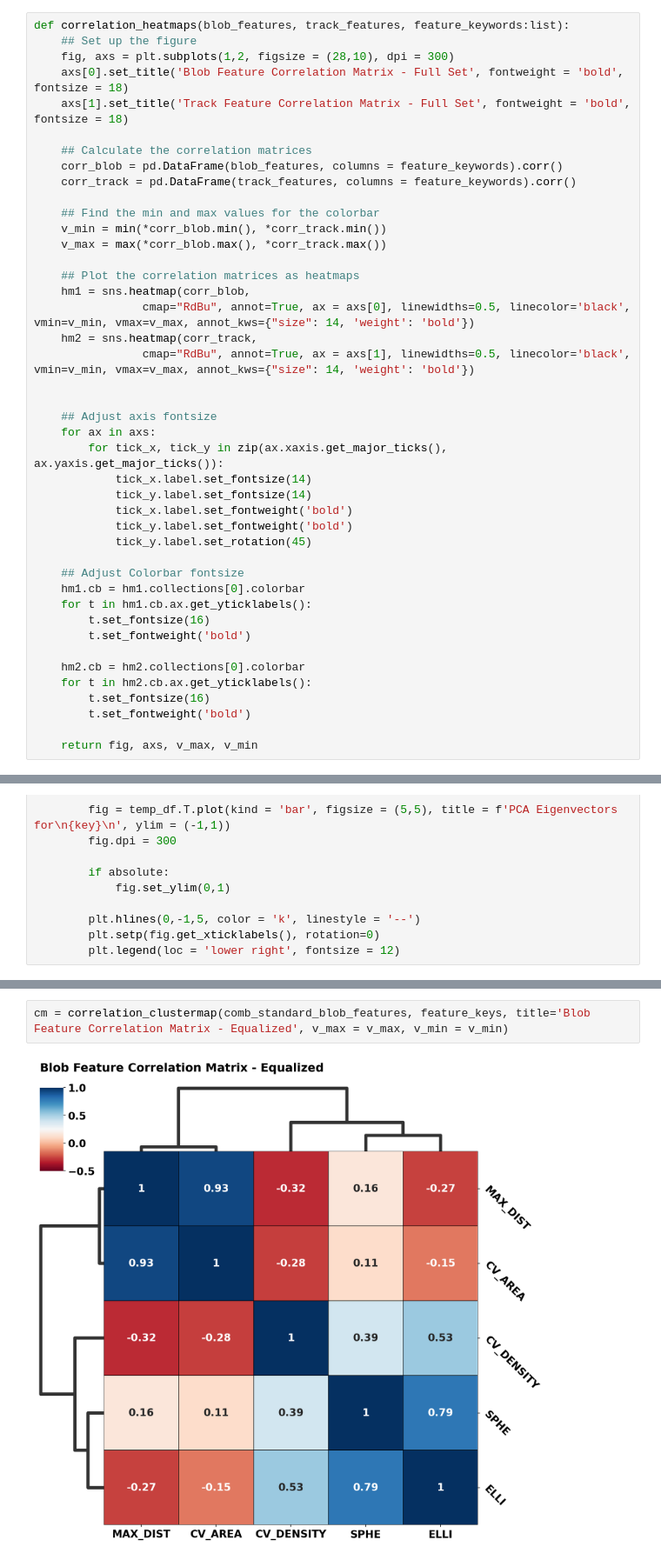
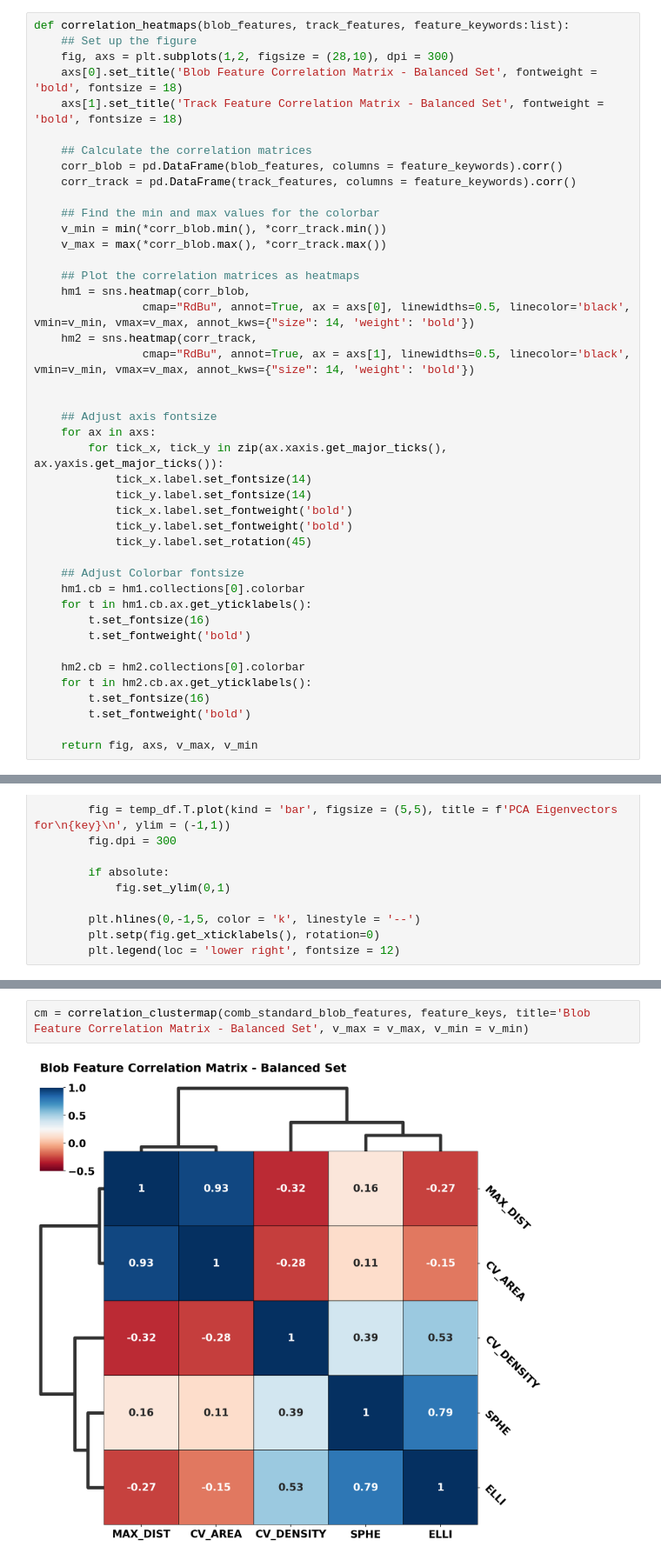
Before and after one commit to Eggeling-Lab-Microscope-Software/blob-B-gone, a Jupyter notebook: BlobBGone_Feature_Exploration.ipynb, the cells around one changed output, grey strips where cells are left out. Shown at 87% size. Saved outputs shown, nothing was run; the diff lists cells and outputs as text.

```diff
--- a/BlobBGone_Feature_Exploration.ipynb
+++ b/BlobBGone_Feature_Exploration.ipynb
@@ -174,8 +174,8 @@ feature_keys = list(blob_list[0].to_dict().keys())
 def correlation_heatmaps(blob_features, track_features, feature_keywords:list):
     ## Set up the figure
     fig, axs = plt.subplots(1,2, figsize = (28,10), dpi = 300)
-    axs[0].set_title('Blob Feature Correlation Matrix - Full Set', fontweight = 'bold', fontsize = 18)
-    axs[1].set_title('Track Feature Correlation Matrix - Full Set', fontweight = 'bold', fontsize = 18)
+    axs[0].set_title('Blob Feature Correlation Matrix - Balanced Set', fontweight = 'bold', fontsize = 18)
+    axs[1].set_title('Track Feature Correlation Matrix - Balanced Set', fontweight = 'bold', fontsize = 18)
 
     ## Calculate the correlation matrices
     corr_blob = pd.DataFrame(blob_features, columns = feature_keywords).corr()
@@ -288,5 +288,5 @@ fig, axs, v_max, v_min = correlation_heatmaps(comb_standard_blob_features, comb_
 # %%
-cm = correlation_clustermap(comb_standard_blob_features, feature_keys, title='Blob Feature Correlation Matrix - Equalized', v_max = v_max, v_min = v_min)
+cm = correlation_clustermap(comb_standard_blob_features, feature_keys, title='Blob Feature Correlation Matrix - Balanced Set', v_max = v_max, v_min = v_min)
 # %% [output]
-[figure, old version]
+[figure, new version]
 # %%
```
Also changed, not shown: parts of 3 cells of this notebook, 11 other files.
